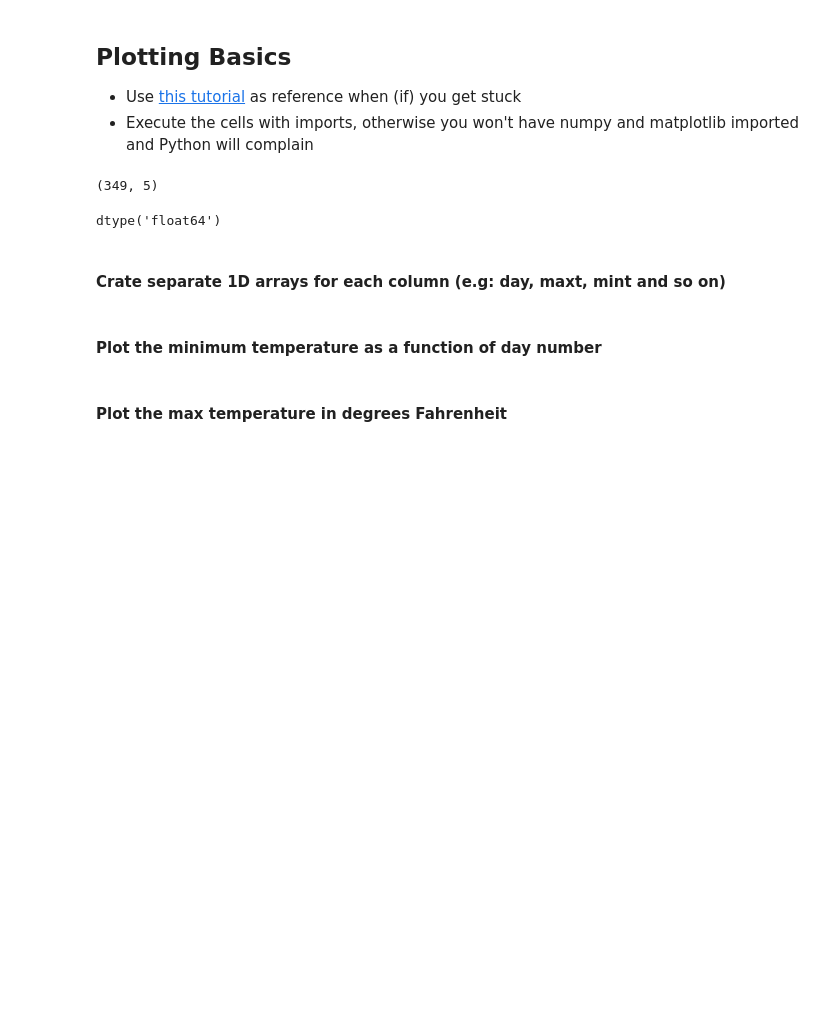
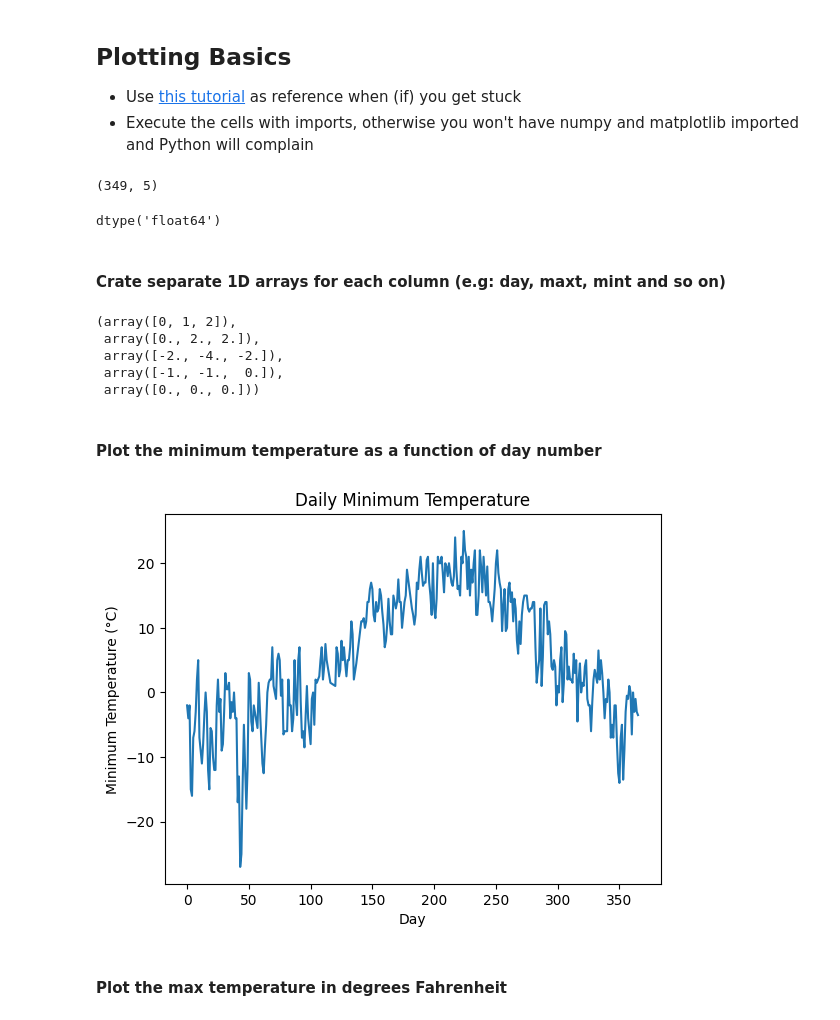
Before and after one commit to whatnirja/PyData2025, a Jupyter notebook: Lab_Week3_Numpy/lab3_Exercise.ipynb, the cells around one changed output. Drawn from its saved outputs; the diff is of its cells as text; code cells hidden in the pictures; blank space fills up the shorter version.

```diff
--- a/Lab_Week3_Numpy/lab3_Exercise.ipynb
+++ b/Lab_Week3_Numpy/lab3_Exercise.ipynb
@@ -221,7 +334,29 @@ dtype('float64')
 # your code here
 # column name in csv file: Day,Max Temp (°C),Min Temp (°C),Mean Temp (°C),Total Precip (mm)
 # day = weather[???]
+day = weather[:, 0].astype(int)
+max_temp = weather[:, 1]
+min_temp = weather[:, 2]
+avg_temp = weather[:, 3]
+prec = weather[:, 4]
+
+day[:3], max_temp[:3], min_temp[:3], avg_temp[:3], prec[:3]
+# %% [output]
+(array([0, 1, 2]),
+ array([0., 2., 2.]),
+ array([-2., -4., -2.]),
+ array([-1., -1.,  0.]),
+ array([0., 0., 0.]))
 # %% [markdown]
 #### Plot the minimum temperature as a function of day number
+# %%
+plt.figure()
+plt.plot(day, min_temp, label="Minimum Temperature")
+plt.xlabel("Day")
+plt.ylabel("Minimum Temperature (°C)")
+plt.title("Daily Minimum Temperature")
+plt.show()
+# %% [output]
+[figure, added]
 # %% [markdown]
 #### Plot the max temperature in degrees Fahrenheit
```
Also changed, not shown: parts of 46 cells of this notebook.
